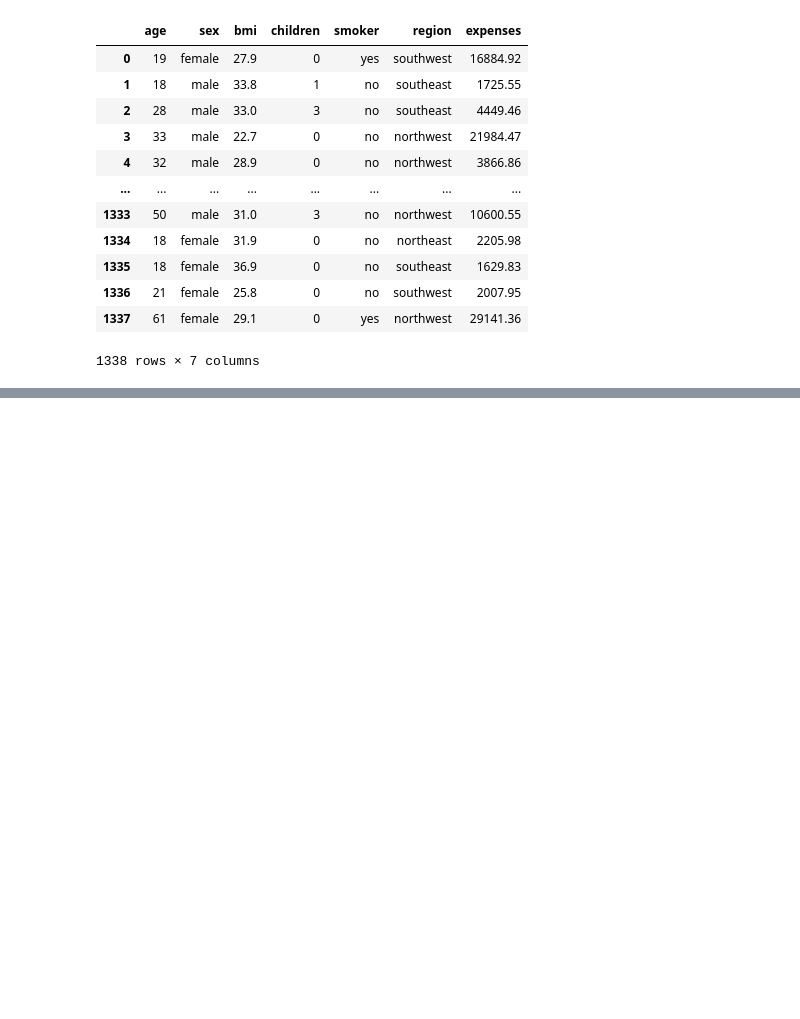
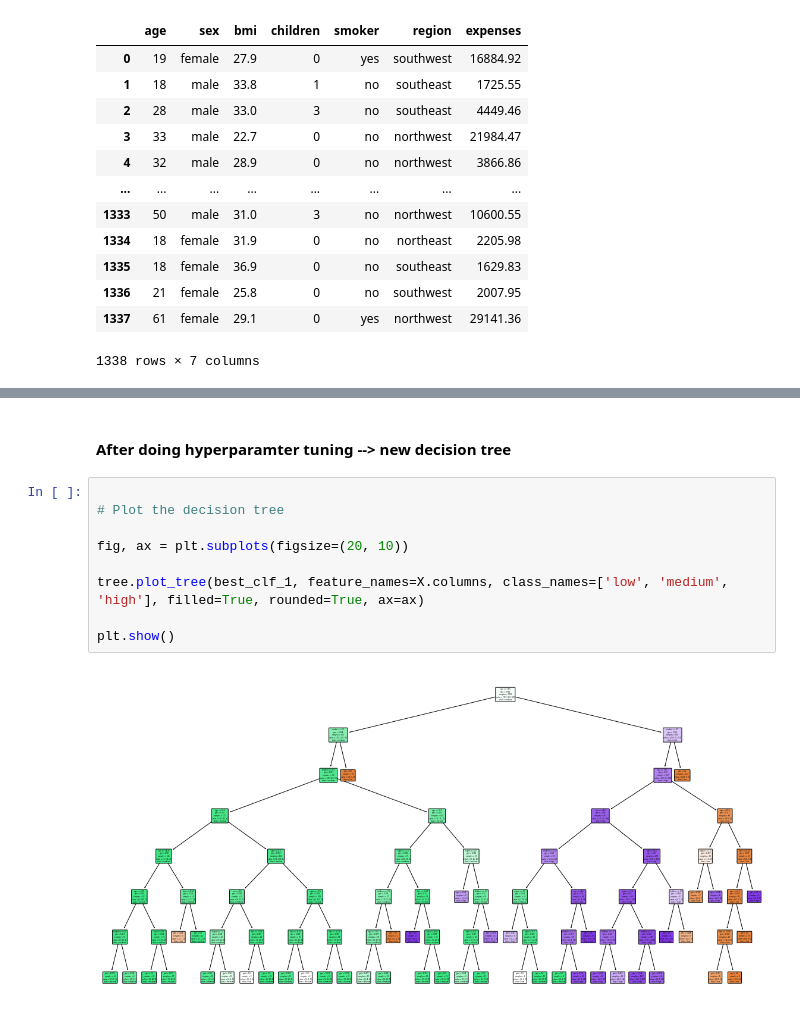
Before and after one commit to SouravDaedo/Insurance-Premium-Prediction, a Jupyter notebook: Classification_Model__Decision_Tree_.ipynb, the cells around one changed output, grey strips where cells are left out. Drawn from its saved outputs; the diff is of its cells as text; blank space fills up the shorter version.

```diff
--- a/Classification_Model__Decision_Tree_.ipynb
+++ b/Classification_Model__Decision_Tree_.ipynb
@@ -784,0 +385,13 @@ pd.DataFrame(centroids,columns=ae.columns).T
+# %% [markdown]
+#### After doing hyperparamter tuning --> new decision tree
+# %%
+
+# Plot the decision tree
+
+fig, ax = plt.subplots(figsize=(20, 10))
+
+tree.plot_tree(best_clf_1, feature_names=X.columns, class_names=['low', 'medium', 'high'], filled=True, rounded=True, ax=ax)
+
+plt.show()
+# %% [output]
+[figure, added]
```
Also changed, not shown: parts of 82 cells of this notebook.
